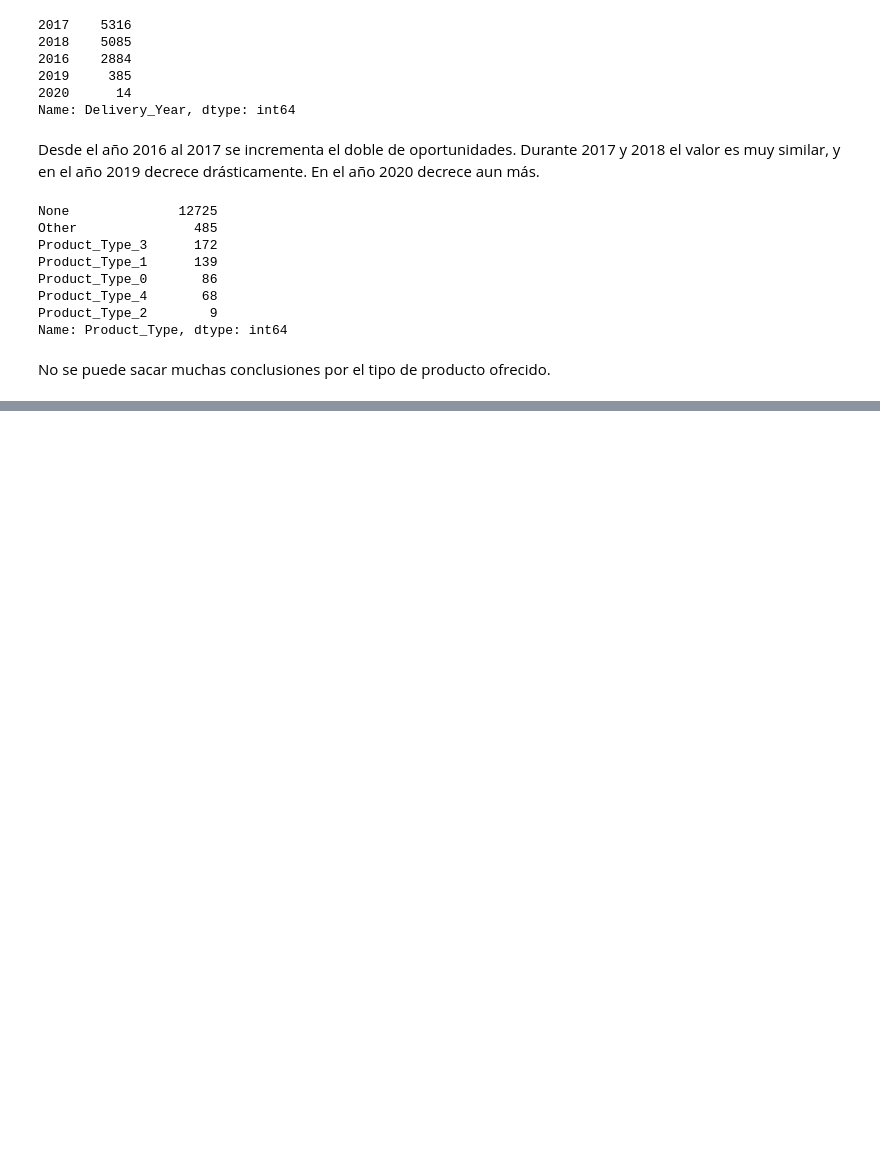
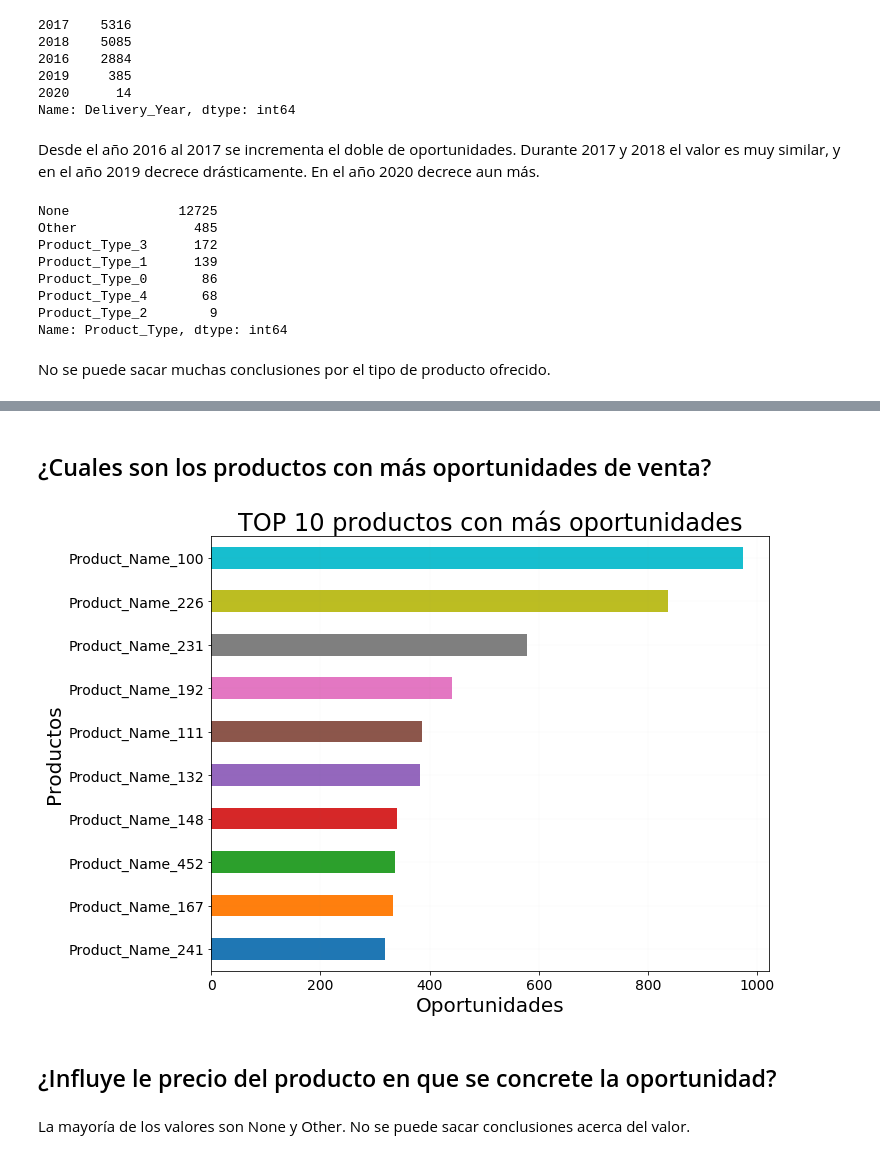
Before and after one commit to faristegui/tpdatos-2c-2020, a Jupyter notebook: TP1-Facundo.ipynb, the cells around one changed output, grey strips where cells are left out. Cells and saved outputs as stored; diff of their text form; code cells hidden in the pictures; blank space fills up the shorter version.

```diff
--- a/TP1-Facundo.ipynb
+++ b/TP1-Facundo.ipynb
@@ -30,0 +65,19 @@ No se puede sacar muchas conclusiones por el tipo de producto ofrecido.
+# %% [markdown]
+## ¿Cuales son los productos con más oportunidades de venta?
+# %%
+top10_nombre_prod = df_oportunidades['Product_Name'].value_counts().nlargest(10)
+
+p_colors = plt.cm.tab10(range(len(top10_nombre_prod)))
+
+top10_nombre_prod.sort_values(ascending=True).plot(kind='barh',color=p_colors, rot=0, figsize=(10,8), fontsize=14)
+plt.grid(color='grey', linestyle='-', linewidth=0.1, alpha=0.3)
+plt.title('TOP 10 productos con más oportunidades', fontsize=24);
+plt.xlabel('Oportunidades', fontsize=20);
+
+plt.ylabel('Productos', fontsize=20);
+# %% [output]
+[figure, added]
+# %% [markdown]
+## ¿Influye le precio del producto en que se concrete la oportunidad?
+# %% [markdown]
+La mayoría de los valores son None y Other. No se puede sacar conclusiones acerca del valor.
```
Also changed, not shown: parts of 10 cells of this notebook.
